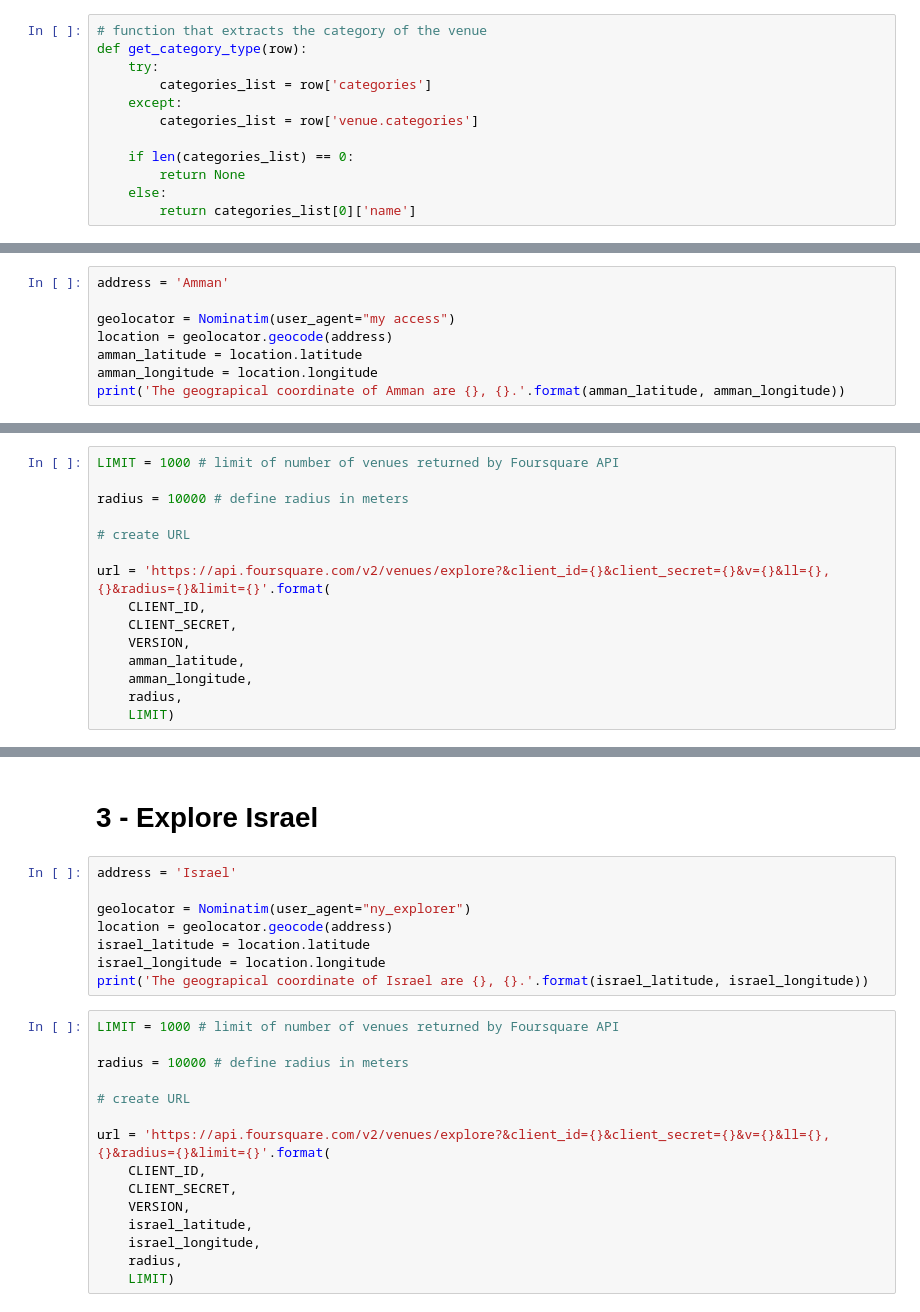
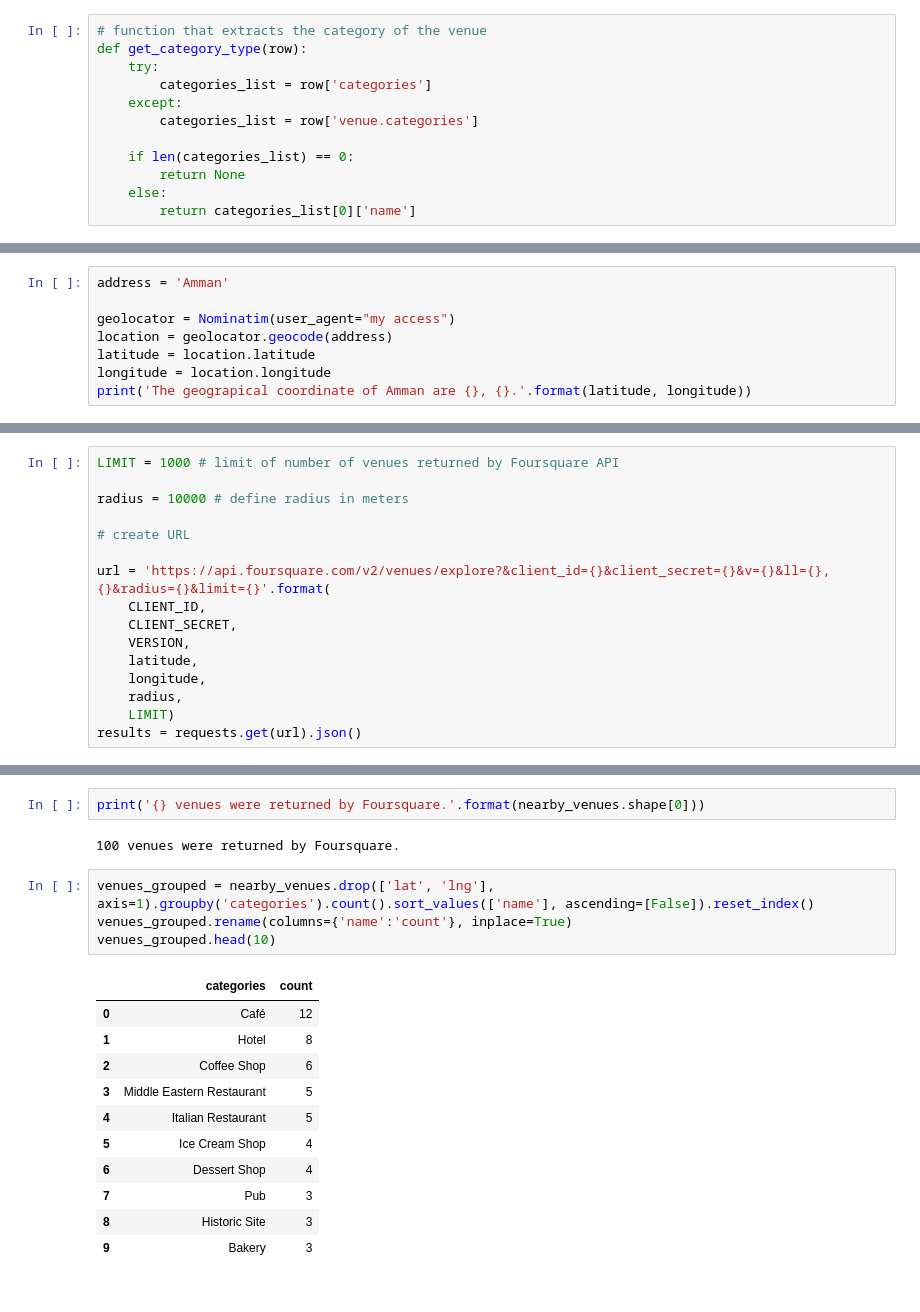
Before and after one commit to AdGir/DataScience_capstone, a Jupyter notebook: Compare_Israel_NYC_Amman.ipynb, the cells around one changed output, grey strips where cells are left out. Drawn from its saved outputs; the diff is of its cells as text.

```diff
--- a/Compare_Israel_NYC_Amman.ipynb
+++ b/Compare_Israel_NYC_Amman.ipynb
@@ -84,6 +93,6 @@ address = 'Amman'
 
 geolocator = Nominatim(user_agent="my access")
 location = geolocator.geocode(address)
-amman_latitude = location.latitude
-amman_longitude = location.longitude
-print('The geograpical coordinate of Amman are {}, {}.'.format(amman_latitude, amman_longitude))
+latitude = location.latitude
+longitude = location.longitude
+print('The geograpical coordinate of Amman are {}, {}.'.format(latitude, longitude))
@@ -98,7 +109,8 @@ url = 'https://api.foursquare.com/v2/venues/explore?&client_id={}&client_secret=
     CLIENT_ID,
     CLIENT_SECRET,
     VERSION,
-    amman_latitude,
-    amman_longitude,
+    latitude,
+    longitude,
     radius,
     LIMIT)
+results = requests.get(url).json()
@@ -147,25 +140,20 @@ nearby_venues.head()
-# %% [markdown]
-# 3 - Explore Israel
-# %%
-address = 'Israel'
-
-geolocator = Nominatim(user_agent="ny_explorer")
-location = geolocator.geocode(address)
-israel_latitude = location.latitude
-israel_longitude = location.longitude
-print('The geograpical coordinate of Israel are {}, {}.'.format(israel_latitude, israel_longitude))
-# %%
-LIMIT = 1000 # limit of number of venues returned by Foursquare API
-
-radius = 10000 # define radius in meters
-
-# create URL
-
-url = 'https://api.foursquare.com/v2/venues/explore?&client_id={}&client_secret={}&v={}&ll={},{}&radius={}&limit={}'.format(
-    CLIENT_ID,
-    CLIENT_SECRET,
-    VERSION,
-    israel_latitude,
-    israel_longitude,
-    radius,
-    LIMIT)
+# %%
+print('{} venues were returned by Foursquare.'.format(nearby_venues.shape[0]))
+# %% [output]
+100 venues were returned by Foursquare.
+# %%
+venues_grouped = nearby_venues.drop(['lat', 'lng'], axis=1).groupby('categories').count().sort_values(['name'], ascending=[False]).reset_index()
+venues_grouped.rename(columns={'name':'count'}, inplace=True)
+venues_grouped.head(10)
+# %% [output]
+|  | categories | count |
+| 0 | Café | 12 |
+| 1 | Hotel | 8 |
+| 2 | Coffee Shop | 6 |
+| 3 | Middle Eastern Restaurant | 5 |
+| 4 | Italian Restaurant | 5 |
+| 5 | Ice Cream Shop | 4 |
+| 6 | Dessert Shop | 4 |
+| 7 | Pub | 3 |
+| 8 | Historic Site | 3 |
+| 9 | Bakery | 3 |
```
Also changed, not shown: parts of 14 cells of this notebook.
